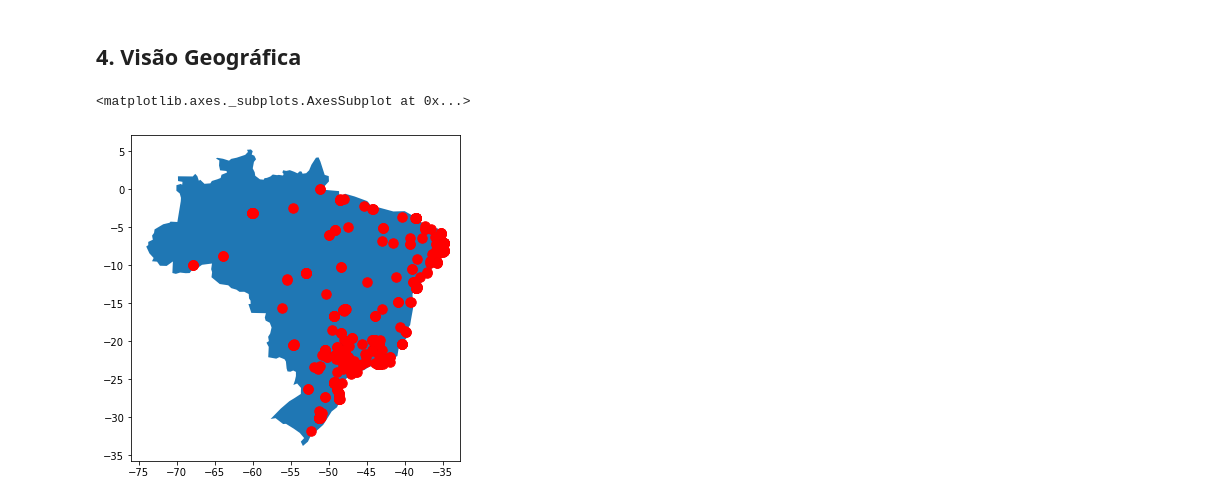
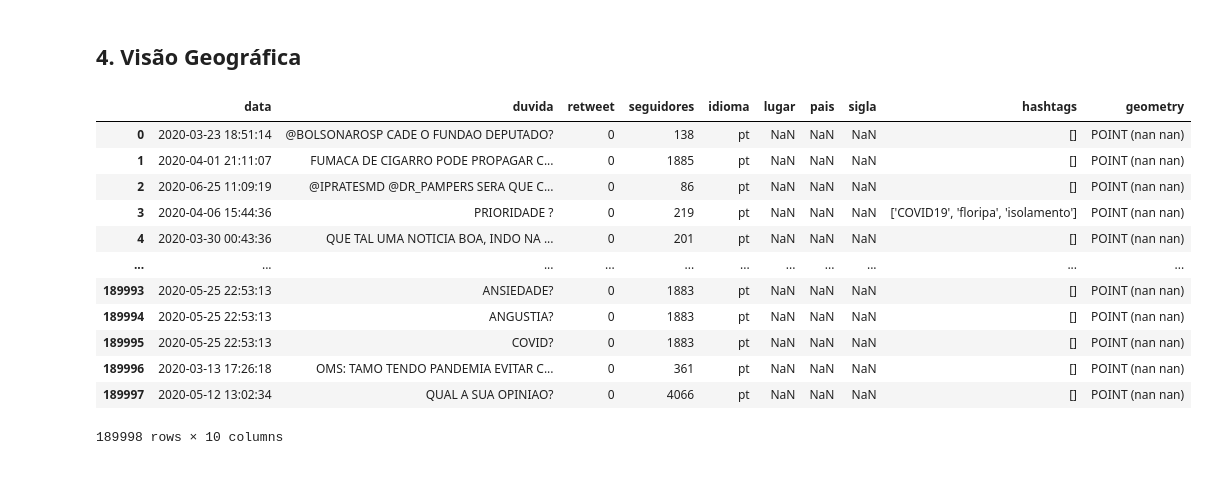
Before and after one commit to bmnds/uea-data-science-02-python-programming, a Jupyter notebook: trabalho_final.ipynb, the cells around one changed output. Drawn from its saved outputs; the diff is of its cells as text; code cells hidden in the pictures; blank space fills up the shorter version.

```diff
--- a/trabalho_final.ipynb
+++ b/trabalho_final.ipynb
@@ -453,9 +479,19 @@ DuvidasDB.data.hist()
 [figure]
 # %% [markdown]
 ## 4. Visão Geográfica
-# %%
-brazil = world[world.name == 'Brazil'].plot(figsize=(10, 6))
-GeoDataFrame(DuvidasDB[DuvidasDB.sigla.eq('BR')]).plot(ax=brazil, marker='o', color='red', markersize=90)
-# %% [output]
-<matplotlib.axes._subplots.AxesSubplot at 0x...>
-[figure, removed]
+# %%
+DuvidasDB
+# %% [output]
+|  | data | duvida | retweet | seguidores | idioma | lugar | pais | sigla | hashtags | geometry |
+| 0 | 2020-03-23 18:51:14 | @BOLSONAROSP CADE O FUNDAO DEPUTADO? | 0 | 138 | pt | NaN | NaN | NaN | [] | POINT (nan nan) |
+| 1 | 2020-04-01 21:11:07 | FUMACA DE CIGARRO PODE PROPAGAR C... | 0 | 1885 | pt | NaN | NaN | NaN | [] | POINT (nan nan) |
+| 2 | 2020-06-25 11:09:19 | @IPRATESMD @DR_PAMPERS SERA QUE C... | 0 | 86 | pt | NaN | NaN | NaN | [] | POINT (nan nan) |
+| 3 | 2020-04-06 15:44:36 | PRIORIDADE ? | 0 | 219 | pt | NaN | NaN | NaN | ['COVID19', 'floripa', 'isolamento'] | POINT (nan nan) |
+| 4 | 2020-03-30 00:43:36 | QUE TAL UMA NOTICIA BOA, INDO NA ... | 0 | 201 | pt | NaN | NaN | NaN | [] | POINT (nan nan) |
+| ... | ... | ... | ... | ... | ... | ... | ... | ... | ... | ... |
+| 189993 | 2020-05-25 22:53:13 | ANSIEDADE? | 0 | 1883 | pt | NaN | NaN | NaN | [] | POINT (nan nan) |
+| 189994 | 2020-05-25 22:53:13 | ANGUSTIA? | 0 | 1883 | pt | NaN | NaN | NaN | [] | POINT (nan nan) |
+| 189995 | 2020-05-25 22:53:13 | COVID? | 0 | 1883 | pt | NaN | NaN | NaN | [] | POINT (nan nan) |
+| 189996 | 2020-03-13 17:26:18 | OMS: TAMO TENDO PANDEMIA EVITAR C... | 0 | 361 | pt | NaN | NaN | NaN | [] | POINT (nan nan) |
+| 189997 | 2020-05-12 13:02:34 | QUAL A SUA OPINIAO? | 0 | 4066 | pt | NaN | NaN | NaN | [] | POINT (nan nan) |
+189998 rows × 10 columns
```
Also changed, not shown: parts of 15 cells of this notebook.
